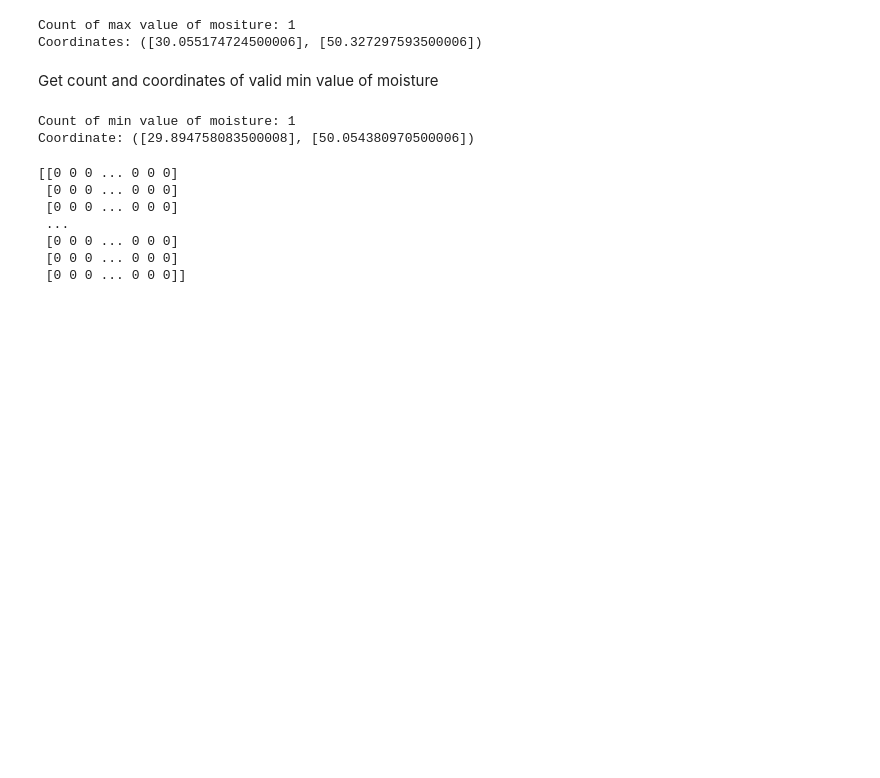
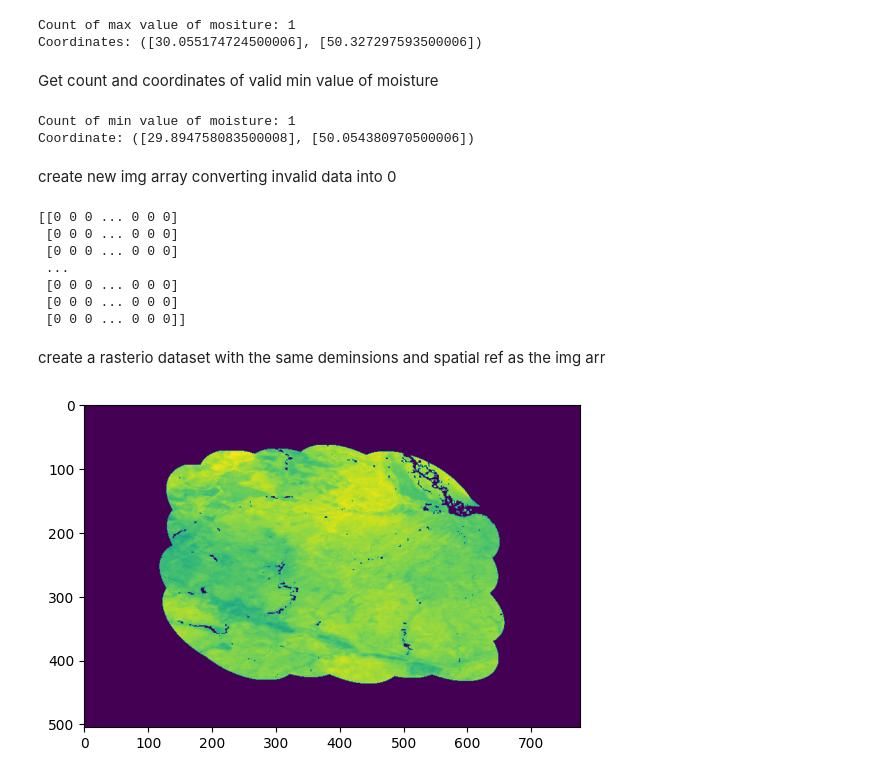
Before and after one commit to nazaruha/geo_python, a Jupyter notebook: Lab_02/lab_02.ipynb, the cells around one changed output. Saved outputs shown, nothing was run; the diff lists cells and outputs as text; code cells hidden in the pictures; blank space fills up the shorter version.

```diff
--- a/Lab_02/lab_02.ipynb
+++ b/Lab_02/lab_02.ipynb
@@ -57,6 +62,8 @@ with rasterio.open("../images/soil_moisture.tif") as src:
 # %% [output]
 Count of min value of moisture: 1
 Coordinate: ([29.894758083500008], [50.054380970500006])
+# %% [markdown]
+create new img array converting invalid data into 0
 # %%
 newimage = image.copy()
 newimage[newimage == 65535] = 0
@@ -69,3 +76,25 @@ print(newimage)
  [0 0 0 ... 0 0 0]
  [0 0 0 ... 0 0 0]
  [0 0 0 ... 0 0 0]]
+# %% [markdown]
+create a rasterio dataset with the same deminsions and spatial ref as the img arr
+# %%
+newimage_name = "soil_moisture_allValid.tif"
+with rasterio.open(
+    f"../images/{newimage_name}",
+    "w",
+    driver = "GTiff",
+    width = newimage.shape[1],
+    height = newimage.shape[0],
+    count = 1,
+    dtype = newimage.dtype,
+    crs = "EPSG:4326",
+    transform = rasterio.transform.from_bounds(-180, -90, 180, 90, newimage.shape[1], newimage.shape[0])
+) as src:
+    src.write(newimage, 1)
+
+with rasterio.open(f"../images/{newimage_name}") as src:
+    image = src.read(1)
+    show(image)
+# %% [output]
+[figure, added]
```
Also changed, not shown: parts of 2 cells of this notebook.
